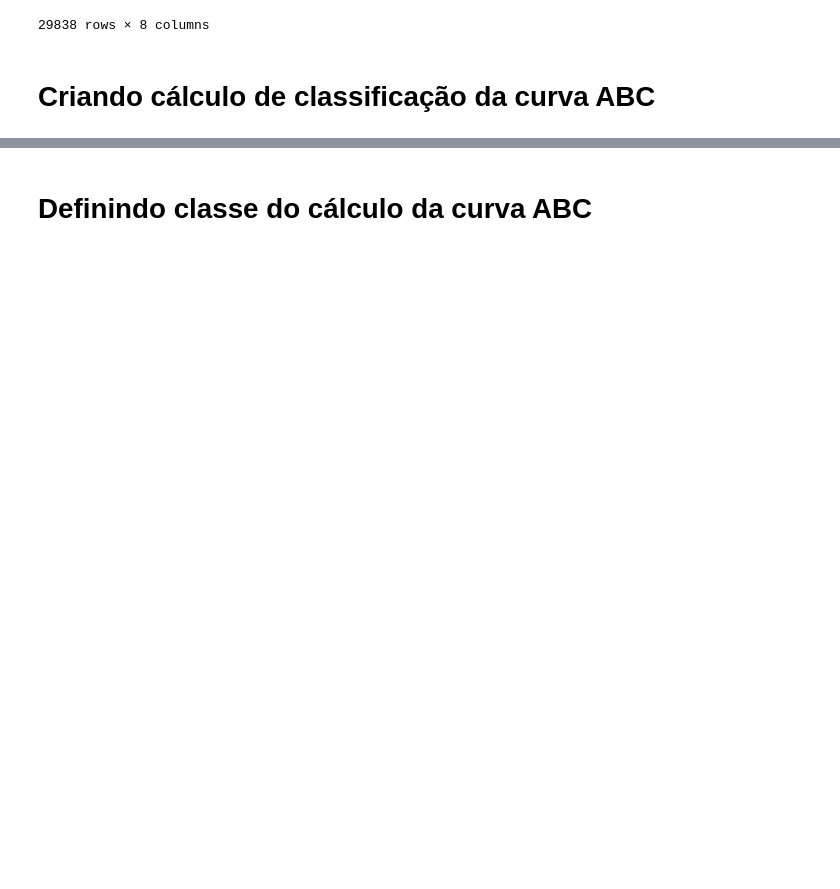
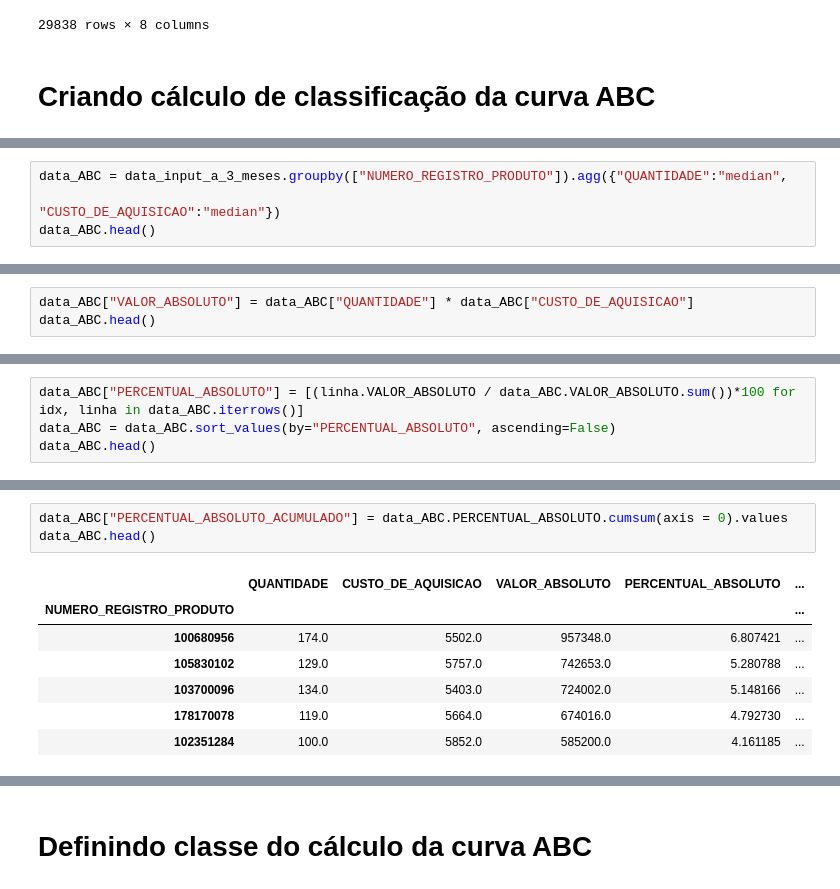
Before and after one commit to tonylincon1/MVP-Predict-Stock, a Jupyter notebook: src/notebooks_test/testing_ABC_curve.ipynb, the cells around one changed output, grey strips where cells are left out. Drawn from its saved outputs; the diff is of its cells as text; blank space fills up the shorter version.

```diff
--- a/src/notebooks_test/testing_ABC_curve.ipynb
+++ b/src/notebooks_test/testing_ABC_curve.ipynb
@@ -54,0 +77,4 @@ conect_data.load_table('../../data/data_ingestion/', 'ingestion.itens_input', 'c
+# %%
+data_ABC = data_input_a_3_meses.groupby(["NUMERO_REGISTRO_PRODUTO"]).agg({"QUANTIDADE":"median",
+                                                                          "CUSTO_DE_AQUISICAO":"median"})
+data_ABC.head()
@@ -54,0 +89,3 @@ conect_data.load_table('../../data/data_ingestion/', 'ingestion.itens_input', 'c
+# %%
+data_ABC["VALOR_ABSOLUTO"] = data_ABC["QUANTIDADE"] * data_ABC["CUSTO_DE_AQUISICAO"]
+data_ABC.head()
@@ -54,0 +100,4 @@ conect_data.load_table('../../data/data_ingestion/', 'ingestion.itens_input', 'c
+# %%
+data_ABC["PERCENTUAL_ABSOLUTO"] = [(linha.VALOR_ABSOLUTO / data_ABC.VALOR_ABSOLUTO.sum())*100 for idx, linha in data_ABC.iterrows()]
+data_ABC = data_ABC.sort_values(by="PERCENTUAL_ABSOLUTO", ascending=False)
+data_ABC.head()
@@ -54,0 +112,11 @@ conect_data.load_table('../../data/data_ingestion/', 'ingestion.itens_input', 'c
+# %%
+data_ABC["PERCENTUAL_ABSOLUTO_ACUMULADO"] = data_ABC.PERCENTUAL_ABSOLUTO.cumsum(axis = 0).values
+data_ABC.head()
+# %% [output]
+|  | QUANTIDADE | CUSTO_DE_AQUISICAO | VALOR_ABSOLUTO | PERCENTUAL_ABSOLUTO | ... |
+| NUMERO_REGISTRO_PRODUTO |  |  |  |  | ... |
+| 100680956 | 174.0 | 5502.0 | 957348.0 | 6.807421 | ... |
+| 105830102 | 129.0 | 5757.0 | 742653.0 | 5.280788 | ... |
+| 103700096 | 134.0 | 5403.0 | 724002.0 | 5.148166 | ... |
+| 178170078 | 119.0 | 5664.0 | 674016.0 | 4.792730 | ... |
+| 102351284 | 100.0 | 5852.0 | 585200.0 | 4.161185 | ... |
```
Also changed, not shown: parts of 12 cells of this notebook, 14 other files.
